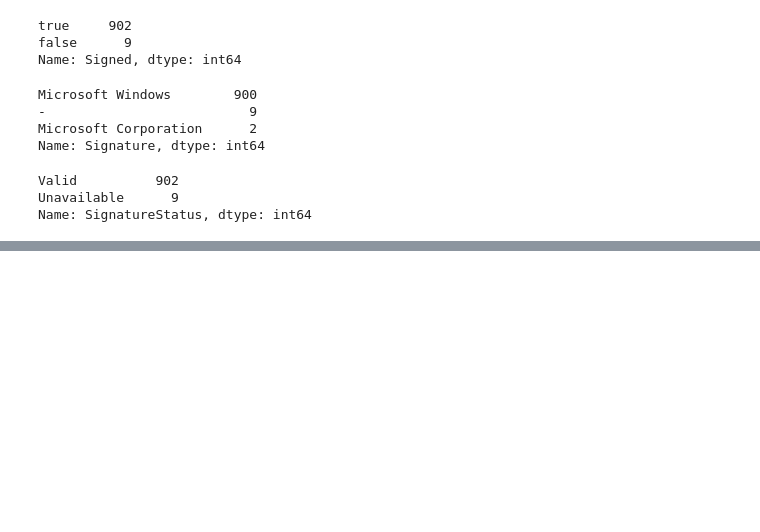
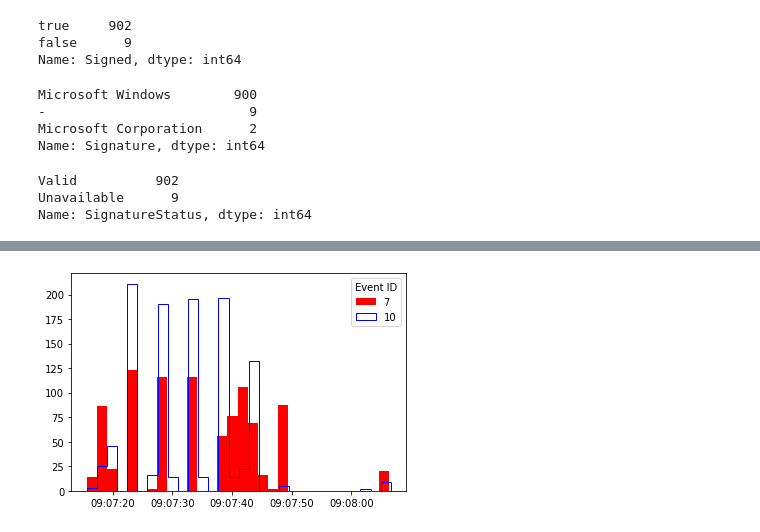
Before and after one commit to samar14641/cyber-ent-extraction, a Jupyter notebook: cobalt_strike_eda.ipynb, the cells around one changed output, grey strips where cells are left out. Saved outputs shown, nothing was run; the diff lists cells and outputs as text; code cells hidden in the pictures; blank space fills up the shorter version.

```diff
--- a/cobalt_strike_eda.ipynb
+++ b/cobalt_strike_eda.ipynb
@@ -351,0 +364,8 @@ Name: SignatureStatus, dtype: int64
+# %%
+plt.hist(filtered_eventID_df[filtered_eventID_df['EventID'] == 7]['@timestamp'], bins = 30, histtype = 'bar', color = '#ff0000', label = '7')
+plt.hist(filtered_eventID_df[filtered_eventID_df['EventID'] == 10]['@timestamp'], bins = 30, histtype = 'step', color = '#0000ff', label = '10')
+plt.legend(title = 'Event ID')
+plt.show()
+plt.close()
+# %% [output]
+[figure, added]
```
Also changed, not shown: parts of 24 cells of this notebook.
